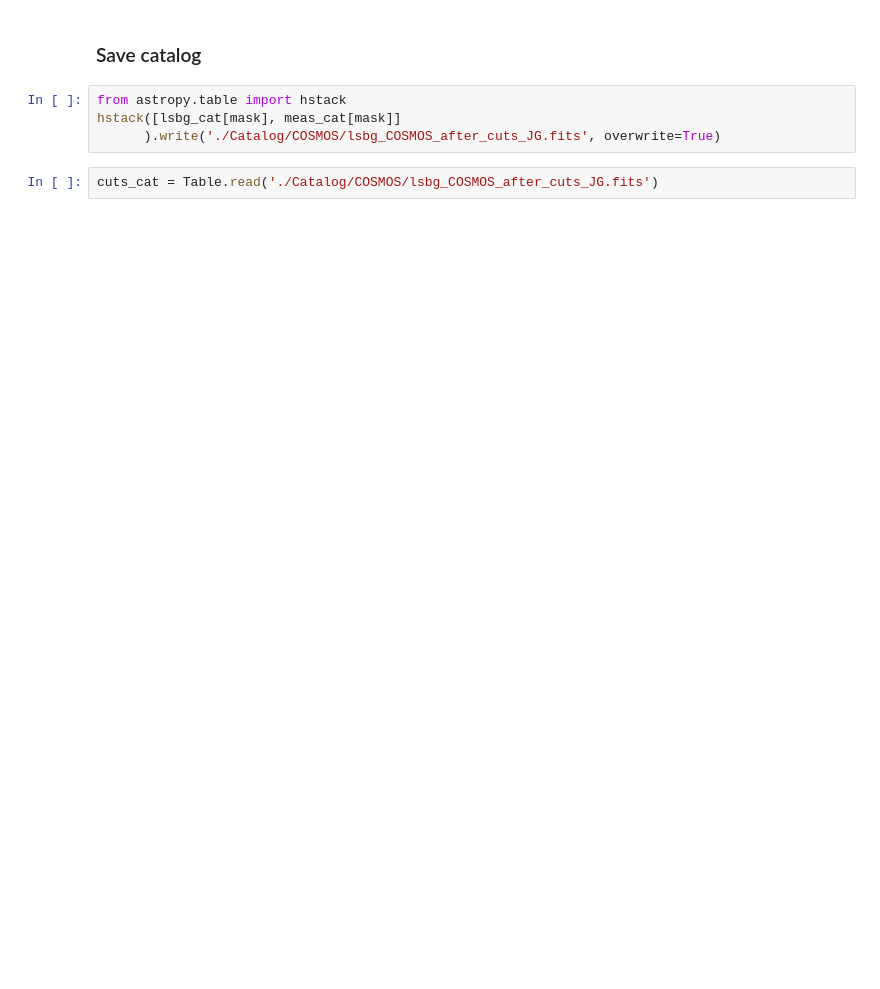
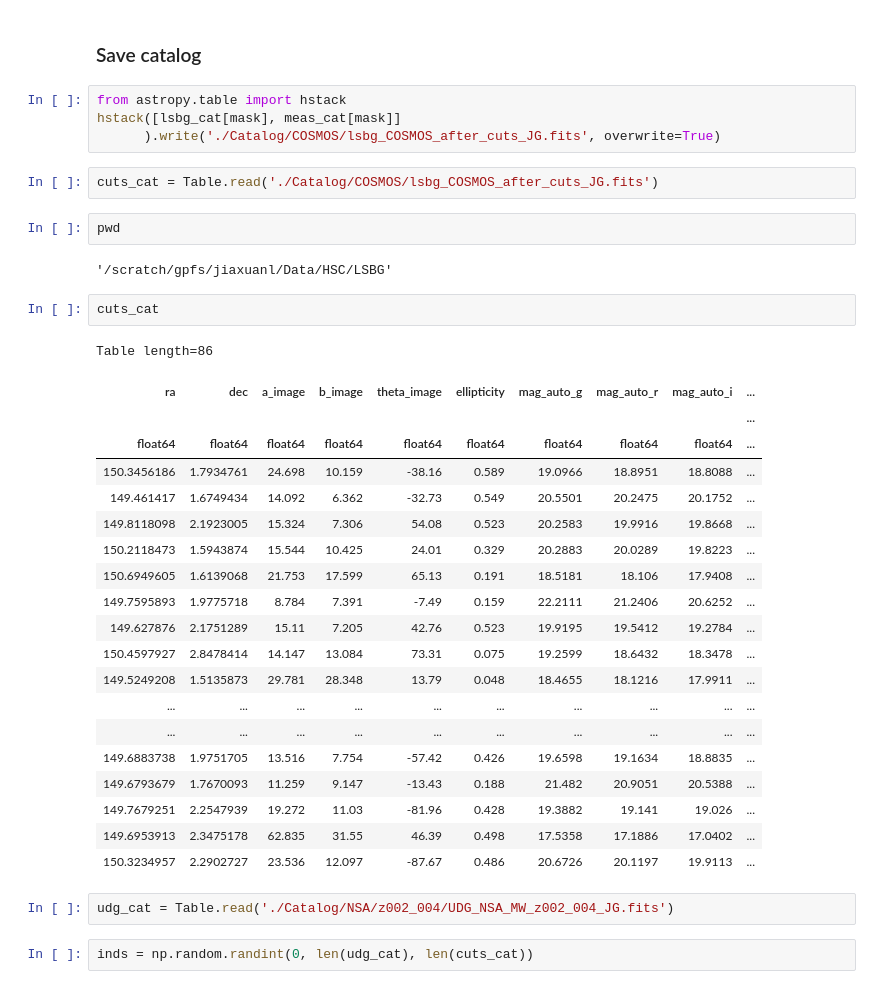
Before and after one commit to AstroJacobLi/kuaizi, a Jupyter notebook: diezi/scarlet_modeling/cosmos_sample/COSMOS-structure-vanilla-cuts.ipynb, the cells around one changed output. Saved outputs shown, nothing was run; the diff lists cells and outputs as text; blank space fills up the shorter version.

```diff
--- a/diezi/scarlet_modeling/cosmos_sample/COSMOS-structure-vanilla-cuts.ipynb
+++ b/diezi/scarlet_modeling/cosmos_sample/COSMOS-structure-vanilla-cuts.ipynb
@@ -425,3 +130,34 @@ hstack([lsbg_cat[mask], meas_cat[mask]]
       ).write('./Catalog/COSMOS/lsbg_COSMOS_after_cuts_JG.fits', overwrite=True)
 # %%
 cuts_cat = Table.read('./Catalog/COSMOS/lsbg_COSMOS_after_cuts_JG.fits')
+# %%
+pwd
+# %% [output]
+'/scratch/gpfs/jiaxuanl/Data/HSC/LSBG'
+# %%
+cuts_cat
+# %% [output]
+Table length=86
+| ra | dec | a_image | b_image | theta_image | ellipticity | mag_auto_g | mag_auto_r | mag_auto_i | ... |
+|  |  |  |  |  |  |  |  |  | ... |
+| float64 | float64 | float64 | float64 | float64 | float64 | float64 | float64 | float64 | ... |
+| 150.3456186 | 1.7934761 | 24.698 | 10.159 | -38.16 | 0.589 | 19.0966 | 18.8951 | 18.8088 | ... |
+| 149.461417 | 1.6749434 | 14.092 | 6.362 | -32.73 | 0.549 | 20.5501 | 20.2475 | 20.1752 | ... |
+| 149.8118098 | 2.1923005 | 15.324 | 7.306 | 54.08 | 0.523 | 20.2583 | 19.9916 | 19.8668 | ... |
+| 150.2118473 | 1.5943874 | 15.544 | 10.425 | 24.01 | 0.329 | 20.2883 | 20.0289 | 19.8223 | ... |
+| 150.6949605 | 1.6139068 | 21.753 | 17.599 | 65.13 | 0.191 | 18.5181 | 18.106 | 17.9408 | ... |
+| 149.7595893 | 1.9775718 | 8.784 | 7.391 | -7.49 | 0.159 | 22.2111 | 21.2406 | 20.6252 | ... |
+| 149.627876 | 2.1751289 | 15.11 | 7.205 | 42.76 | 0.523 | 19.9195 | 19.5412 | 19.2784 | ... |
+| 150.4597927 | 2.8478414 | 14.147 | 13.084 | 73.31 | 0.075 | 19.2599 | 18.6432 | 18.3478 | ... |
+| 149.5249208 | 1.5135873 | 29.781 | 28.348 | 13.79 | 0.048 | 18.4655 | 18.1216 | 17.9911 | ... |
+| ... | ... | ... | ... | ... | ... | ... | ... | ... | ... |
+| ... | ... | ... | ... | ... | ... | ... | ... | ... | ... |
+| 149.6883738 | 1.9751705 | 13.516 | 7.754 | -57.42 | 0.426 | 19.6598 | 19.1634 | 18.8835 | ... |
+| 149.6793679 | 1.7670093 | 11.259 | 9.147 | -13.43 | 0.188 | 21.482 | 20.9051 | 20.5388 | ... |
+| 149.7679251 | 2.2547939 | 19.272 | 11.03 | -81.96 | 0.428 | 19.3882 | 19.141 | 19.026 | ... |
+| 149.6953913 | 2.3475178 | 62.835 | 31.55 | 46.39 | 0.498 | 17.5358 | 17.1886 | 17.0402 | ... |
+| 150.3234957 | 2.2902727 | 23.536 | 12.097 | -87.67 | 0.486 | 20.6726 | 20.1197 | 19.9113 | ... |
+# %%
+udg_cat = Table.read('./Catalog/NSA/z002_004/UDG_NSA_MW_z002_004_JG.fits')
+# %%
+inds = np.random.randint(0, len(udg_cat), len(cuts_cat))
```
Also changed, not shown: parts of 37 cells of this notebook, 12 other files.
